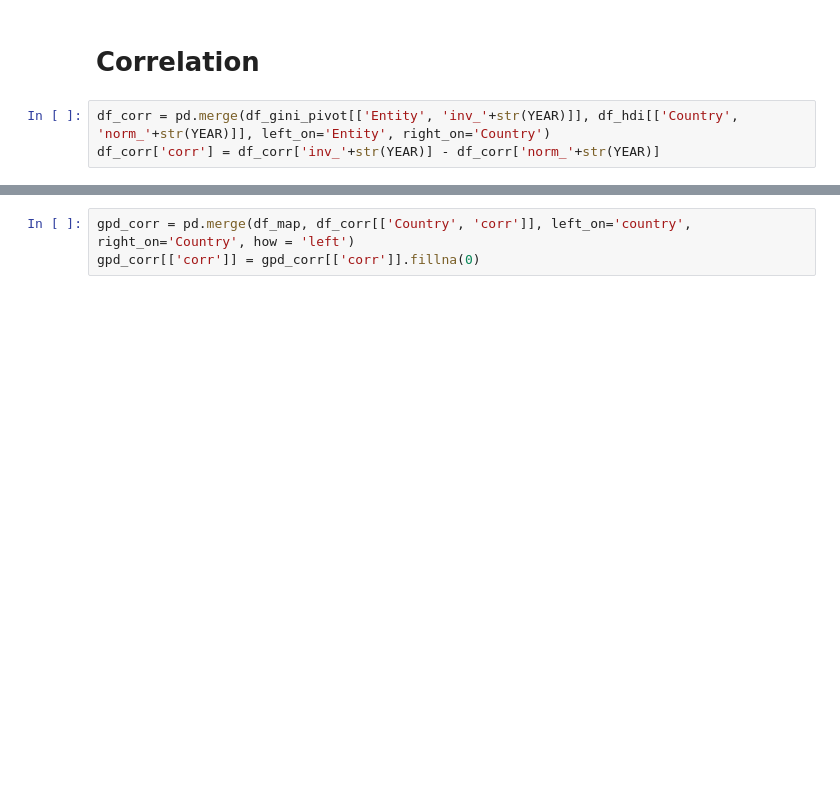
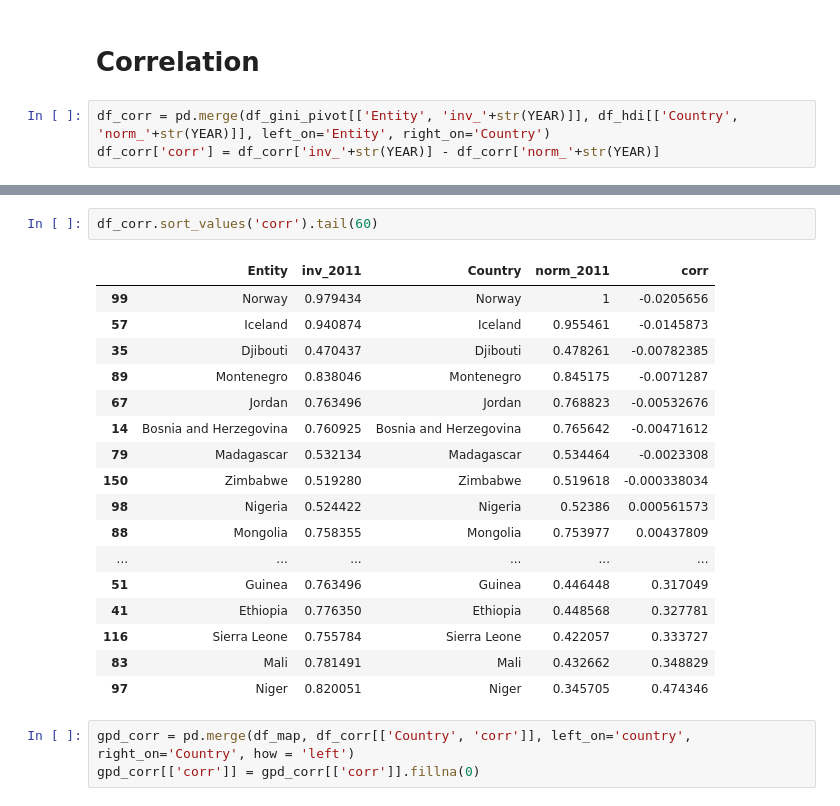
Before and after one commit to gchinellato/Worldmap-GINI-vs-HDI, a Jupyter notebook: GINI-vs-HDI.ipynb, the cells around one changed output, grey strips where cells are left out. Drawn from its saved outputs; the diff is of its cells as text; blank space fills up the shorter version.

```diff
--- a/GINI-vs-HDI.ipynb
+++ b/GINI-vs-HDI.ipynb
@@ -214,3 +262,23 @@ df_corr
+# %%
+df_corr.sort_values('corr').tail(60)
+# %% [output]
+|  | Entity | inv_2011 | Country | norm_2011 | corr |
+| 99 | Norway | 0.979434 | Norway | 1 | -0.0205656 |
+| 57 | Iceland | 0.940874 | Iceland | 0.955461 | -0.0145873 |
+| 35 | Djibouti | 0.470437 | Djibouti | 0.478261 | -0.00782385 |
+| 89 | Montenegro | 0.838046 | Montenegro | 0.845175 | -0.0071287 |
+| 67 | Jordan | 0.763496 | Jordan | 0.768823 | -0.00532676 |
+| 14 | Bosnia and Herzegovina | 0.760925 | Bosnia and Herzegovina | 0.765642 | -0.00471612 |
+| 79 | Madagascar | 0.532134 | Madagascar | 0.534464 | -0.0023308 |
+| 150 | Zimbabwe | 0.519280 | Zimbabwe | 0.519618 | -0.000338034 |
+| 98 | Nigeria | 0.524422 | Nigeria | 0.52386 | 0.000561573 |
+| 88 | Mongolia | 0.758355 | Mongolia | 0.753977 | 0.00437809 |
+| ... | ... | ... | ... | ... | ... |
+| 51 | Guinea | 0.763496 | Guinea | 0.446448 | 0.317049 |
+| 41 | Ethiopia | 0.776350 | Ethiopia | 0.448568 | 0.327781 |
+| 116 | Sierra Leone | 0.755784 | Sierra Leone | 0.422057 | 0.333727 |
+| 83 | Mali | 0.781491 | Mali | 0.432662 | 0.348829 |
+| 97 | Niger | 0.820051 | Niger | 0.345705 | 0.474346 |
 # %%
 gpd_corr = pd.merge(df_map, df_corr[['Country', 'corr']], left_on='country', right_on='Country', how = 'left')
 gpd_corr[['corr']] = gpd_corr[['corr']].fillna(0)
```
Also changed, not shown: parts of 7 cells of this notebook, 7 other files.
